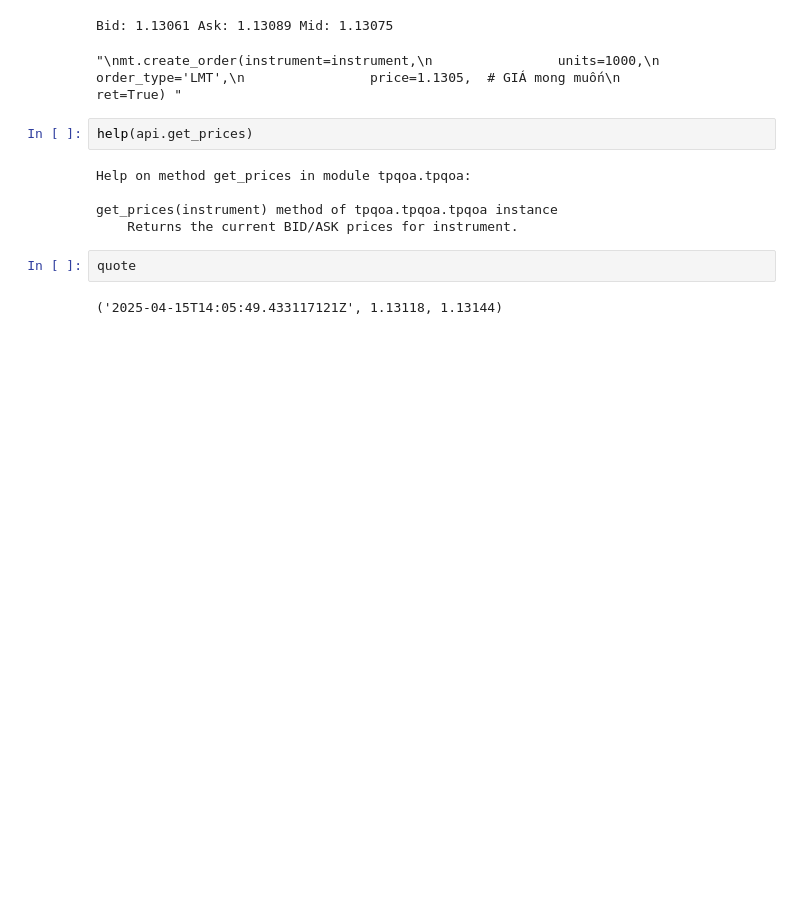
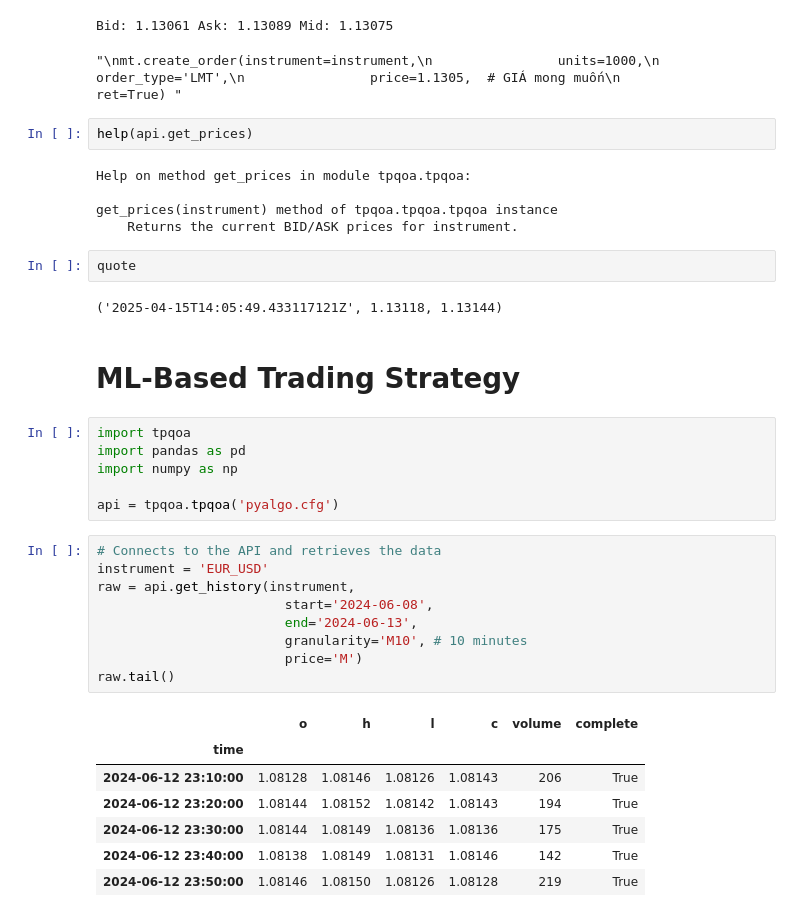
Before and after one commit to thangtm58/trading_algorithm, a Jupyter notebook: oanda.ipynb, the cells around one changed output. Saved outputs shown, nothing was run; the diff lists cells and outputs as text; blank space fills up the shorter version.

```diff
--- a/oanda.ipynb
+++ b/oanda.ipynb
@@ -357,3 +358,28 @@ get_prices(instrument) method of tpqoa.tpqoa.tpqoa instance
 quote
 # %% [output]
 ('2025-04-15T14:05:49.433117121Z', 1.13118, 1.13144)
+# %% [markdown]
+# ML-Based Trading Strategy
+# %%
+import tpqoa
+import pandas as pd
+import numpy as np
+
+api = tpqoa.tpqoa('pyalgo.cfg')
+# %%
+# Connects to the API and retrieves the data
+instrument = 'EUR_USD'
+raw = api.get_history(instrument,
+                        start='2024-06-08',
+                        end='2024-06-13',
+                        granularity='M10', # 10 minutes
+                        price='M')
+raw.tail()
+# %% [output]
+|  | o | h | l | c | volume | complete |
+| time |  |  |  |  |  |  |
+| 2024-06-12 23:10:00 | 1.08128 | 1.08146 | 1.08126 | 1.08143 | 206 | True |
+| 2024-06-12 23:20:00 | 1.08144 | 1.08152 | 1.08142 | 1.08143 | 194 | True |
+| 2024-06-12 23:30:00 | 1.08144 | 1.08149 | 1.08136 | 1.08136 | 175 | True |
+| 2024-06-12 23:40:00 | 1.08138 | 1.08149 | 1.08131 | 1.08146 | 142 | True |
+| 2024-06-12 23:50:00 | 1.08146 | 1.08150 | 1.08126 | 1.08128 | 219 | True |
```
Also changed, not shown: parts of 8 cells of this notebook.
